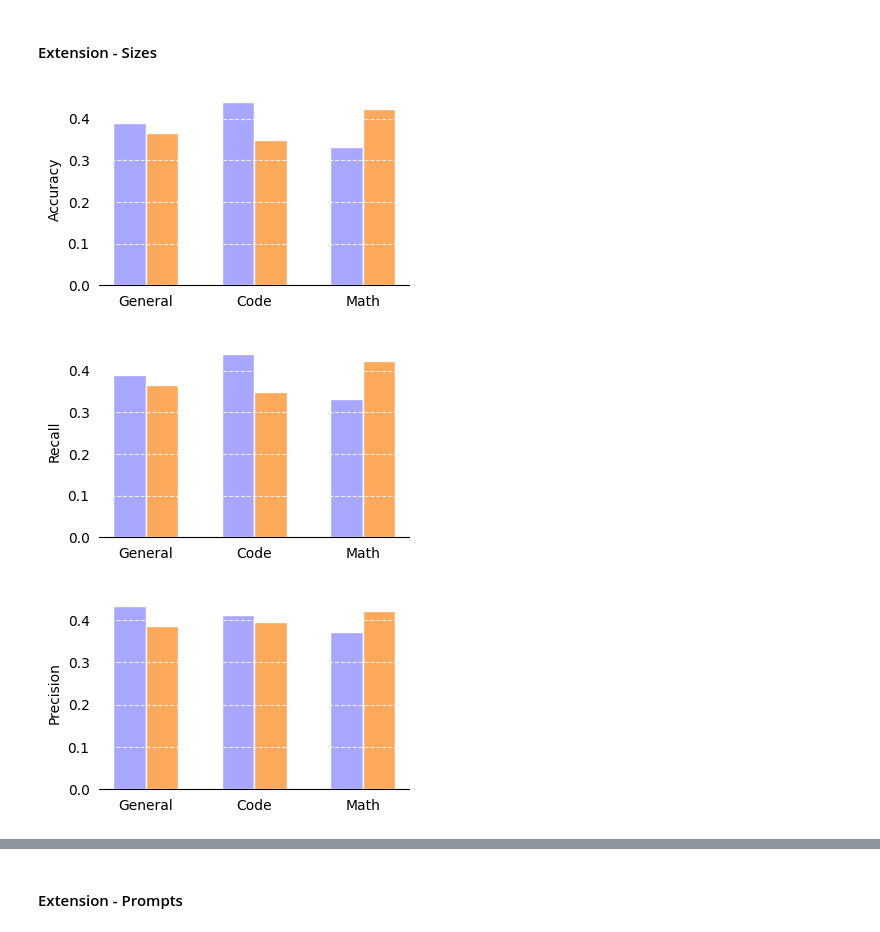
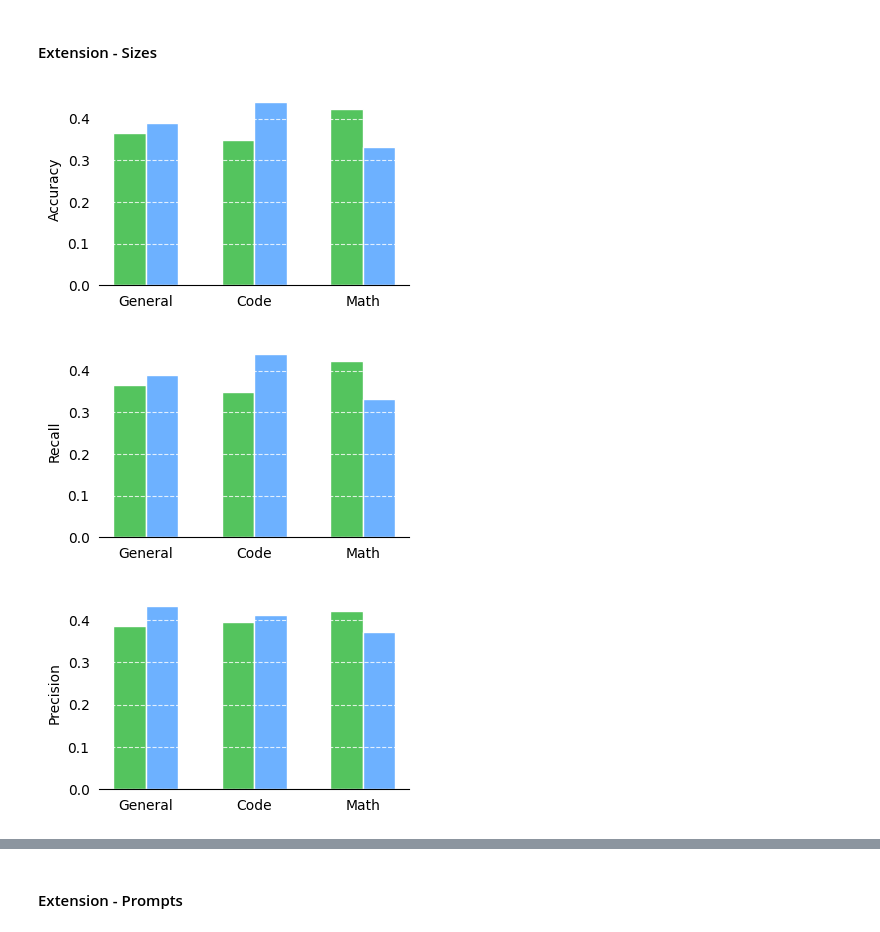
Before and after one commit to Kimberly97llp/NLP_research, a Jupyter notebook: evaluation.ipynb, the cells around one changed output, grey strips where cells are left out. Drawn from its saved outputs; the diff is of its cells as text; code cells hidden in the pictures.

Commit message:
updated plot colors

```diff
--- a/evaluation.ipynb
+++ b/evaluation.ipynb
@@ -702,8 +702,8 @@ model_names_on_plot = ["General", "Code", "Math"]
 # %%
 fig = plt.figure(figsize=(4, 2.5))
 
-plt.bar(r1, acc_by_model_and_size["1887"], width=barWidth, edgecolor='white', color="#a8a7ff", label='1887')
-plt.bar(r2, acc_by_model_and_size["500"], width=barWidth, edgecolor='white', color="#fca95b", label='500')
+plt.bar(r1, acc_by_model_and_size["500"], width=barWidth, edgecolor='white', color="#54c45e", label='500')
+plt.bar(r2, acc_by_model_and_size["1887"], width=barWidth, edgecolor='white', color="#6db1ff", label='1887')
 plt.grid(axis='y', linestyle='--', color="white", alpha=0.8)
 #plt.ylim(0, 0.53)
 
@@ -721,12 +721,12 @@ plt.gca().spines['top'].set_visible(False)
 plt.savefig(f"./results/eval/plots/accuracy_size.png", bbox_inches='tight', pad_inches=0.1)
 plt.show()
 # %% [output]
-[figure, old version]
+[figure, new version]
 # %%
 fig = plt.figure(figsize=(4, 2.5))
 
-plt.bar(r1, rec_by_model_and_size["1887"], width=barWidth, edgecolor='white', color="#a8a7ff", label='1887')
-plt.bar(r2, rec_by_model_and_size["500"], width=barWidth, edgecolor='white', color="#fca95b", label='500')
+plt.bar(r1, rec_by_model_and_size["500"], width=barWidth, edgecolor='white', color="#54c45e", label='500')
+plt.bar(r2, rec_by_model_and_size["1887"], width=barWidth, edgecolor='white', color="#6db1ff", label='1887')
 plt.grid(axis='y', linestyle='--', color="white", alpha=0.8)
 #plt.ylim(0, 0.53)
 
@@ -744,27 +744,27 @@ plt.gca().spines['top'].set_visible(False)
 plt.savefig(f"./results/eval/plots/recall_size.png", bbox_inches='tight', pad_inches=0.1)
 plt.show()
 # %% [output]
-[figure, old version]
+[figure, new version]
 # %%
 fig = plt.figure(figsize=(4, 2.5))
 
-plt.bar(r1, pre_by_model_and_size["1887"], width=barWidth, edgecolor='white', color="#a8a7ff", label='1887')
-plt.bar(r2, pre_by_model_and_size["500"], width=barWidth, edgecolor='white', color="#fca95b", label='500')
+plt.bar(r1, pre_by_model_and_size["500"], width=barWidth, edgecolor='white', color="#54c45e", label='500')
+plt.bar(r2, pre_by_model_and_size["1887"], width=barWidth, edgecolor='white', color="#6db1ff", label='1887')
 plt.grid(axis='y', linestyle='--', color="white", alpha=0.8)
 #plt.ylim(0, 0.53)
 
 plt.ylabel('Precision')
 plt.xlabel('')
 plt.xticks([r + barWidth for r in range(len(model_names_extension))], model_names_on_plot)
 plt.tick_params(axis='both', which='both', left=False, right=False, bottom=False, top=False)
 
 plt.gca().spines['left'].set_visible(False)
 plt.gca().spines['right'].set_visible(False)
 plt.gca().spines['top'].set_visible(False)
 
 #plt.legend(loc='upper center', ncol=3)
 
 plt.savefig(f"./results/eval/plots/precision_size.png", bbox_inches='tight', pad_inches=0.1)
 plt.show()
 # %% [output]
-[figure, old version]
+[figure, new version]
```
Also changed, not shown: parts of 2 cells of this notebook.
